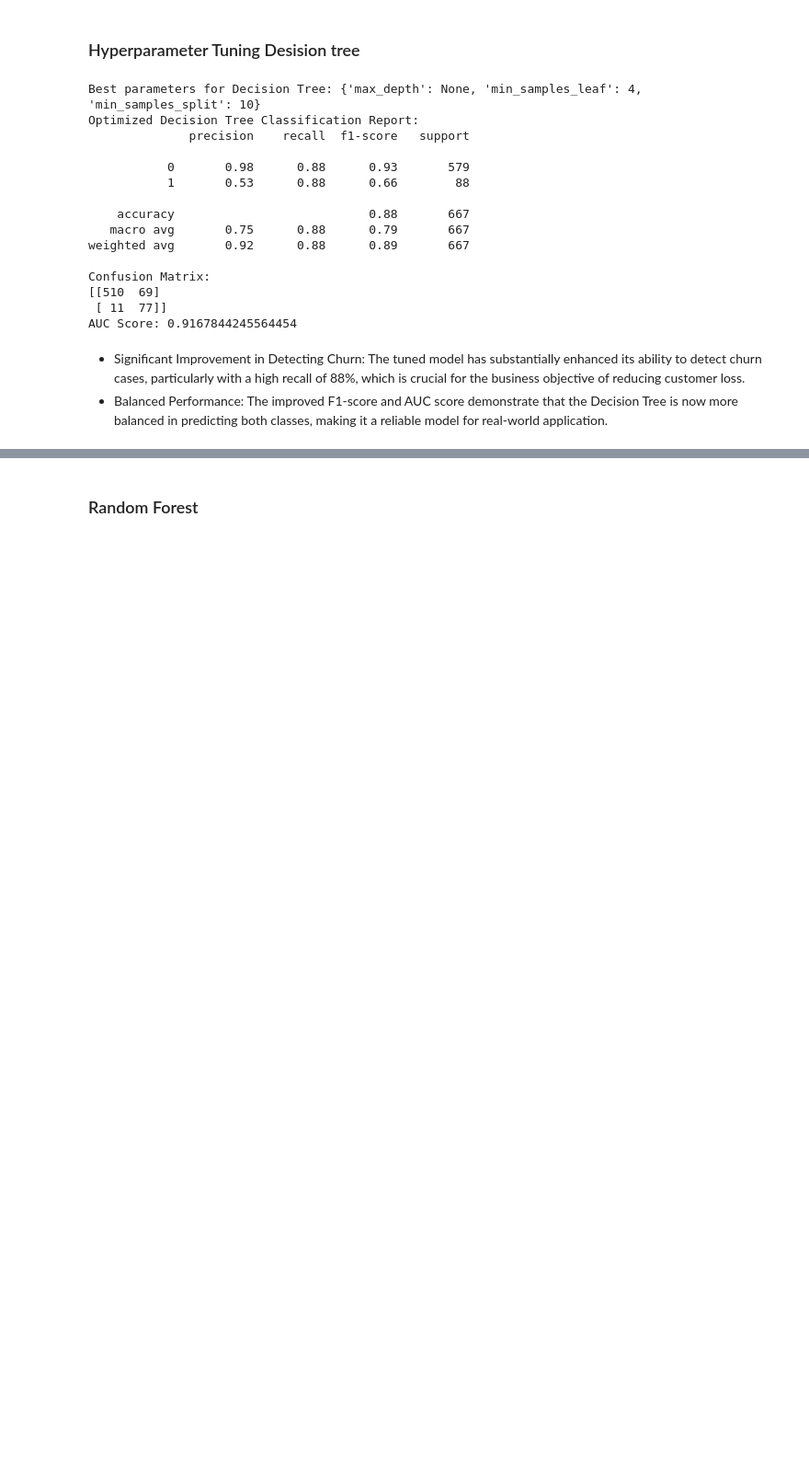
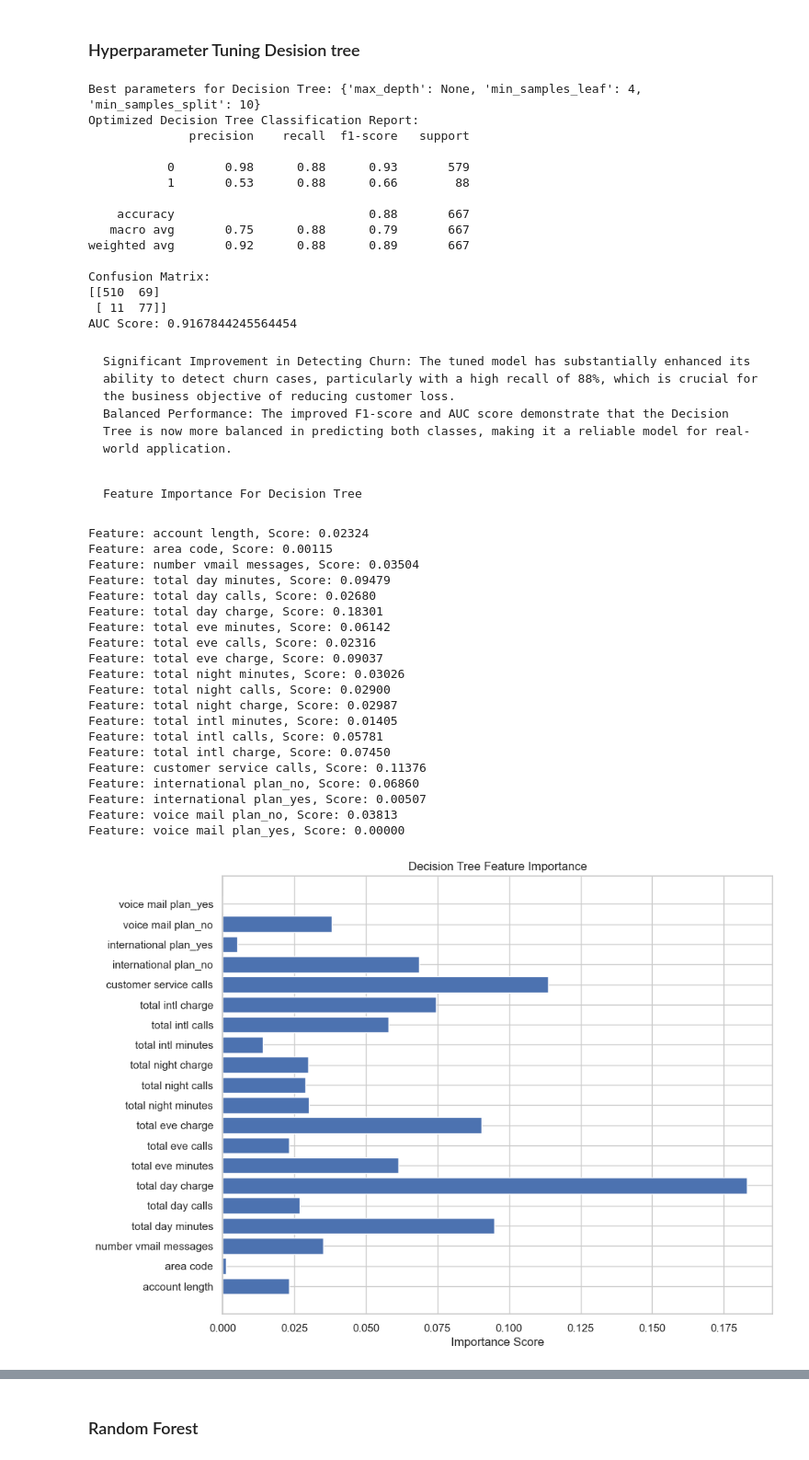
Before and after one commit to victormuuo07/PHASE-3-FINAL-PROJECT, a Jupyter notebook: index.ipynb, the cells around one changed output, grey strips where cells are left out. Shown at 92% size. Cells and saved outputs as stored; diff of their text form; code cells hidden in the pictures; blank space fills up the shorter version.

Commit message:
objective 1

```diff
--- a/index.ipynb
+++ b/index.ipynb
@@ -1423,5 +1535,49 @@ Confusion Matrix:
  [ 11  77]]
 AUC Score: 0.9167844245564454
 # %% [markdown]
-* Significant Improvement in Detecting Churn: The tuned model has substantially enhanced its ability to detect churn cases, particularly with a high recall of 88%, which is crucial for the business objective of reducing customer loss.
-* Balanced Performance: The improved F1-score and AUC score demonstrate that the Decision Tree is now more balanced in predicting both classes, making it a reliable model for real-world application.
+    Significant Improvement in Detecting Churn: The tuned model has substantially enhanced its ability to detect churn cases, particularly with a high recall of 88%, which is crucial for the business objective of reducing customer loss.
+    Balanced Performance: The improved F1-score and AUC score demonstrate that the Decision Tree is now more balanced in predicting both classes, making it a reliable model for real-world application.
+# %% [markdown]
+    Feature Importance For Decision Tree
+# %%
+from sklearn.tree import DecisionTreeClassifier
+
+# Train a decision tree model
+model = DecisionTreeClassifier()
+model.fit(X_train, y_train)
+
+# Get feature importance
+importance = model.feature_importances_
+
+# Summarize the feature importance
+for i, v in enumerate(importance):
+    print(f'Feature: {X_train.columns[i]}, Score: {v:.5f}')
+
+# Plot feature importance
+plt.figure(figsize=(10, 8))
+plt.barh(X_train.columns, importance)
+plt.xlabel('Importance Score')
+plt.title('Decision Tree Feature Importance')
+plt.show()
+# %% [output]
+Feature: account length, Score: 0.02324
+Feature: area code, Score: 0.00115
+Feature: number vmail messages, Score: 0.03504
+Feature: total day minutes, Score: 0.09479
+Feature: total day calls, Score: 0.02680
+Feature: total day charge, Score: 0.18301
+Feature: total eve minutes, Score: 0.06142
+Feature: total eve calls, Score: 0.02316
+Feature: total eve charge, Score: 0.09037
+Feature: total night minutes, Score: 0.03026
+Feature: total night calls, Score: 0.02900
+Feature: total night charge, Score: 0.02987
+Feature: total intl minutes, Score: 0.01405
+Feature: total intl calls, Score: 0.05781
+Feature: total intl charge, Score: 0.07450
+Feature: customer service calls, Score: 0.11376
+Feature: international plan_no, Score: 0.06860
+Feature: international plan_yes, Score: 0.00507
+Feature: voice mail plan_no, Score: 0.03813
+Feature: voice mail plan_yes, Score: 0.00000
+[figure, added]
```
Also changed, not shown: parts of 22 cells of this notebook, 2 other files.
